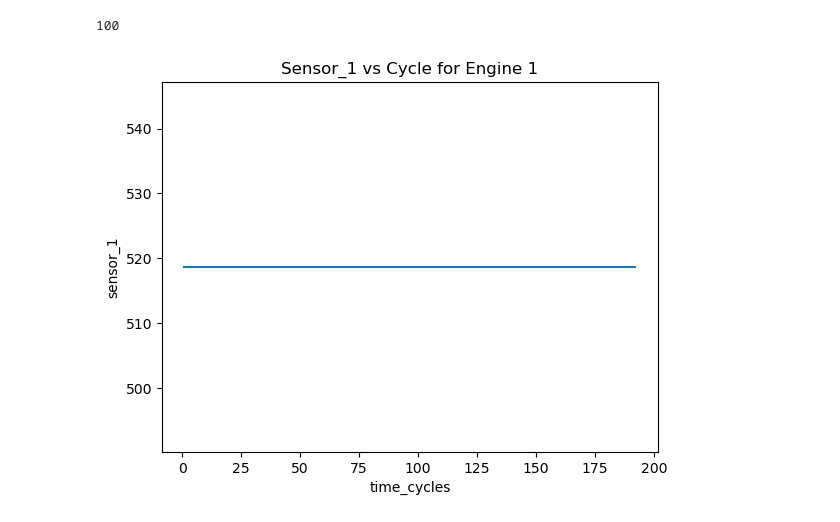
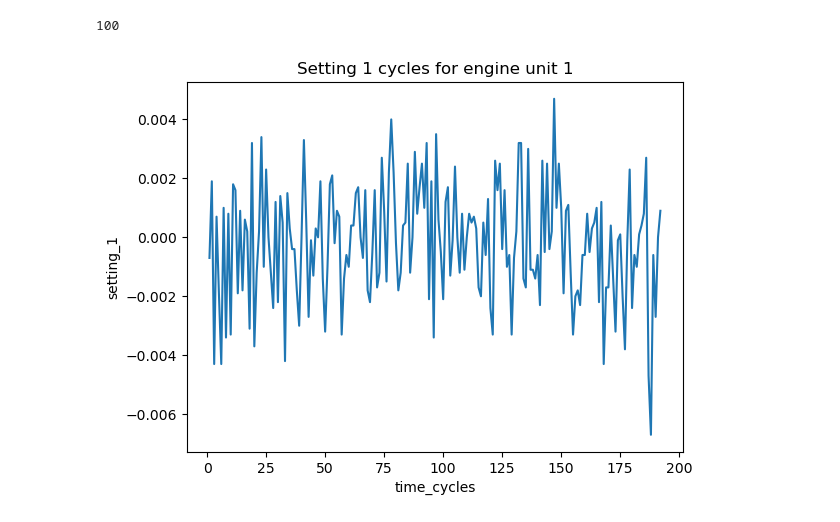
Before and after one commit to elouanXP/smart_predictive_maintenance, a Jupyter notebook: notebooks/01_data_exploration.ipynb, the cells around one changed output. Cells and saved outputs as stored; diff of their text form; code cells hidden in the pictures.

```diff
--- a/notebooks/01_data_exploration.ipynb
+++ b/notebooks/01_data_exploration.ipynb
@@ -79,8 +80,8 @@ df['unit_number'].nunique()
 # %% [output]
 100
 # %%
-sns.lineplot(x='time_cycles', y='sensor_1', data=df[df['unit_number']==1])
-plt.title('Sensor_1 vs Cycle for Engine 1')
+sns.lineplot(x='time_cycles', y='setting_1', data=df[df['unit_number']==1])
+plt.title('Setting 1 cycles for engine unit 1')
 plt.show()
 # %% [output]
-[figure, old version]
+[figure, new version]
```
Also changed, not shown: parts of 12 cells of this notebook.
